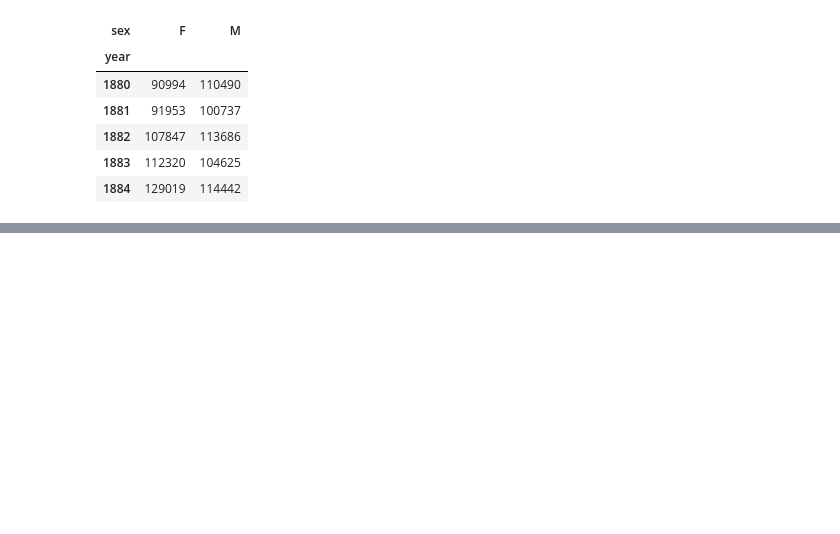
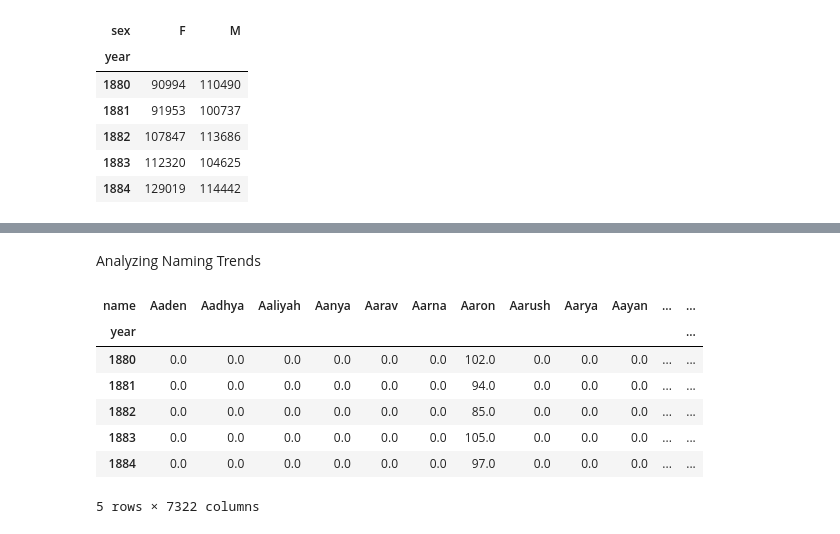
Before and after one commit to seggy1211/py-for-DA, a Jupyter notebook: Us baby names/US Baby Name.ipynb, the cells around one changed output, grey strips where cells are left out. Saved outputs shown, nothing was run; the diff lists cells and outputs as text; code cells hidden in the pictures; blank space fills up the shorter version.

```diff
--- a/Us baby names/US Baby Name.ipynb
+++ b/Us baby names/US Baby Name.ipynb
@@ -62,0 +94,2 @@ total_births.head()
+# %% [markdown]
+Analyzing Naming Trends
@@ -62,0 +99,12 @@ total_births.head()
+# %%
+total_births = top1000.pivot_table(index='year', columns='name', values='births', aggfunc=sum).fillna(0)
+total_births.head()
+# %% [output]
+| name | Aaden | Aadhya | Aaliyah | Aanya | Aarav | Aarna | Aaron | Aarush | Aarya | Aayan | ... | ... |
+| year |  |  |  |  |  |  |  |  |  |  |  | ... |
+| 1880 | 0.0 | 0.0 | 0.0 | 0.0 | 0.0 | 0.0 | 102.0 | 0.0 | 0.0 | 0.0 | ... | ... |
+| 1881 | 0.0 | 0.0 | 0.0 | 0.0 | 0.0 | 0.0 | 94.0 | 0.0 | 0.0 | 0.0 | ... | ... |
+| 1882 | 0.0 | 0.0 | 0.0 | 0.0 | 0.0 | 0.0 | 85.0 | 0.0 | 0.0 | 0.0 | ... | ... |
+| 1883 | 0.0 | 0.0 | 0.0 | 0.0 | 0.0 | 0.0 | 105.0 | 0.0 | 0.0 | 0.0 | ... | ... |
+| 1884 | 0.0 | 0.0 | 0.0 | 0.0 | 0.0 | 0.0 | 97.0 | 0.0 | 0.0 | 0.0 | ... | ... |
+5 rows × 7322 columns
```
Also changed, not shown: parts of 7 cells of this notebook.
